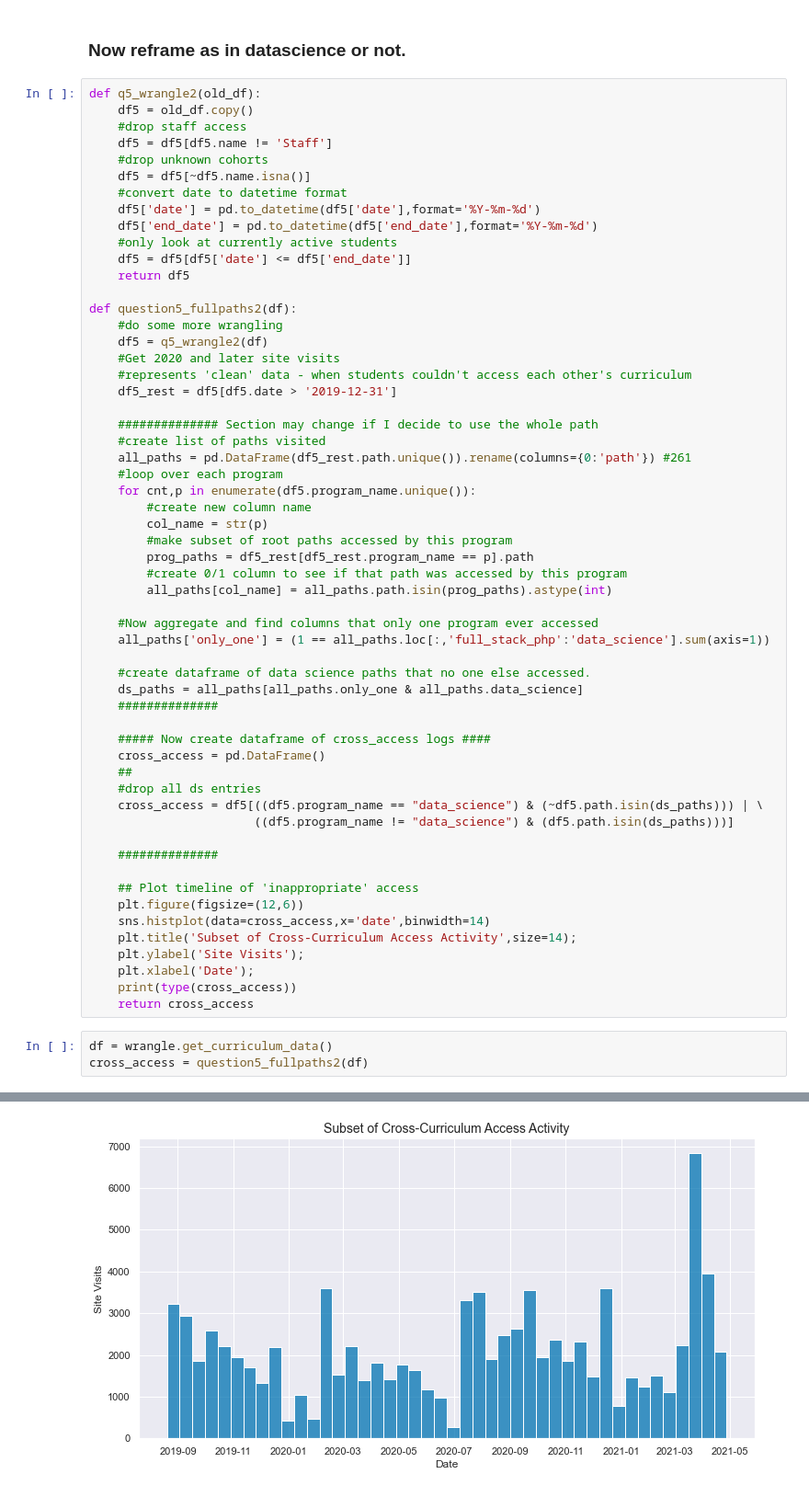
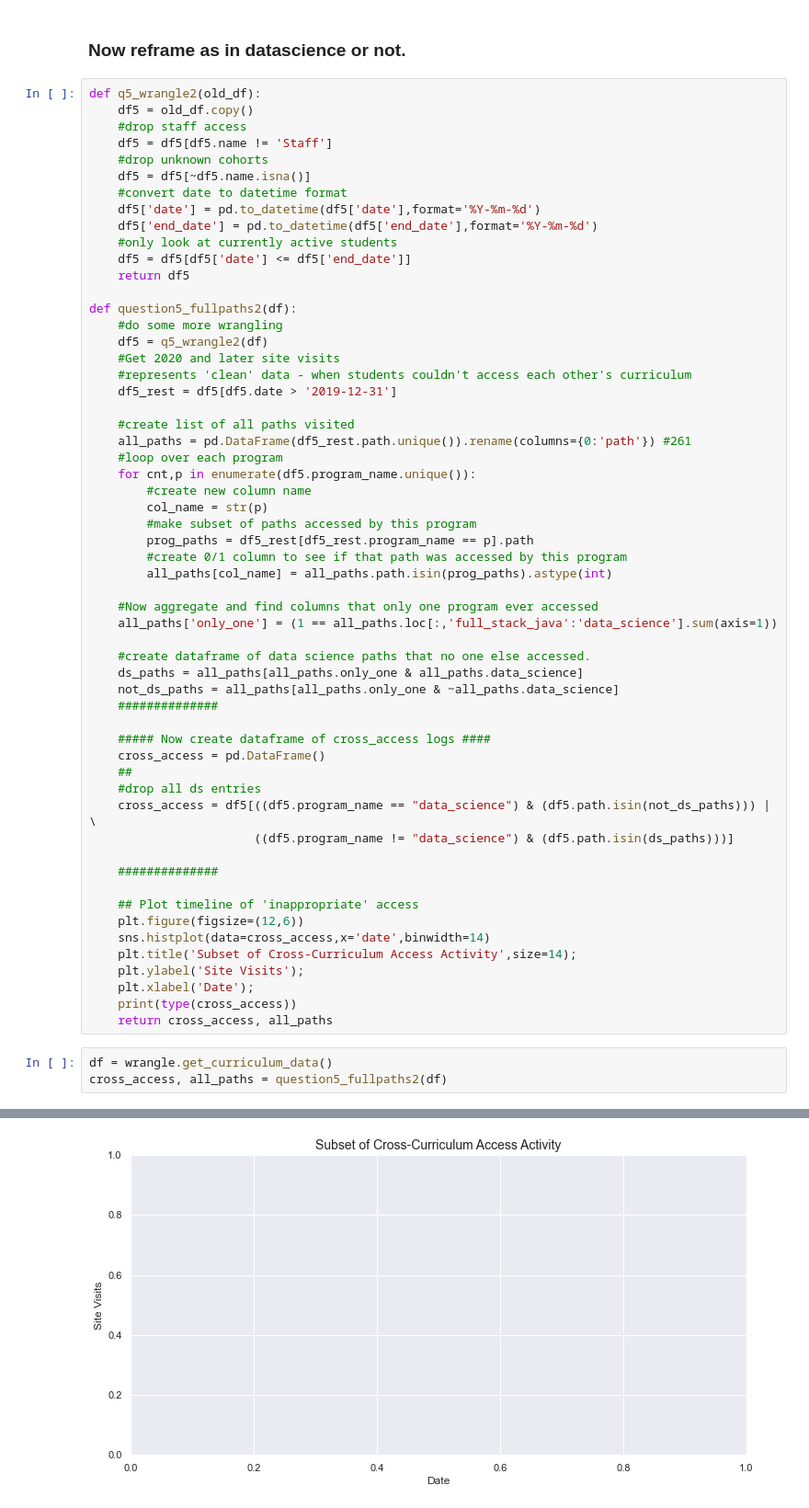
Before and after one commit to anomaly-project-jemison-01/anomaly_project, a Jupyter notebook: schlichting/Module_prep.ipynb, the cells around one changed output, grey strips where cells are left out. Shown at 92% size. Saved outputs shown, nothing was run; the diff lists cells and outputs as text.

```diff
--- a/schlichting/Module_prep.ipynb
+++ b/schlichting/Module_prep.ipynb
@@ -297,30 +314,30 @@ def question5_fullpaths2(df):
     #represents 'clean' data - when students couldn't access each other's curriculum
     df5_rest = df5[df5.date > '2019-12-31']
 
-    ############## Section may change if I decide to use the whole path
-    #create list of paths visited
+    #create list of all paths visited
     all_paths = pd.DataFrame(df5_rest.path.unique()).rename(columns={0:'path'}) #261
     #loop over each program
     for cnt,p in enumerate(df5.program_name.unique()):
         #create new column name
         col_name = str(p)
-        #make subset of root paths accessed by this program
+        #make subset of paths accessed by this program
         prog_paths = df5_rest[df5_rest.program_name == p].path
         #create 0/1 column to see if that path was accessed by this program
         all_paths[col_name] = all_paths.path.isin(prog_paths).astype(int)
 
     #Now aggregate and find columns that only one program ever accessed
-    all_paths['only_one'] = (1 == all_paths.loc[:,'full_stack_php':'data_science'].sum(axis=1))
+    all_paths['only_one'] = (1 == all_paths.loc[:,'full_stack_java':'data_science'].sum(axis=1))
 
     #create dataframe of data science paths that no one else accessed.
     ds_paths = all_paths[all_paths.only_one & all_paths.data_science]
+    not_ds_paths = all_paths[all_paths.only_one & ~all_paths.data_science]
     ##############
 
     ##### Now create dataframe of cross_access logs ####
     cross_access = pd.DataFrame()
     ##
     #drop all ds entries
-    cross_access = df5[((df5.program_name == "data_science") & (~df5.path.isin(ds_paths))) | \
+    cross_access = df5[((df5.program_name == "data_science") & (df5.path.isin(not_ds_paths))) | \
                        ((df5.program_name != "data_science") & (df5.path.isin(ds_paths)))]
 
     ##############
@@ -332,11 +349,11 @@ def question5_fullpaths2(df):
     plt.ylabel('Site Visits');
     plt.xlabel('Date');
     print(type(cross_access))
-    return cross_access
+    return cross_access, all_paths
 # %%
 df = wrangle.get_curriculum_data()
-cross_access = question5_fullpaths2(df)
+cross_access, all_paths = question5_fullpaths2(df)
 # %% [output]
 Returning saved csv files.
 <class 'pandas.core.frame.DataFrame'>
-[figure, old version]
+[figure, new version]
```
Also changed, not shown: parts of 8 cells of this notebook, 1 other file.
